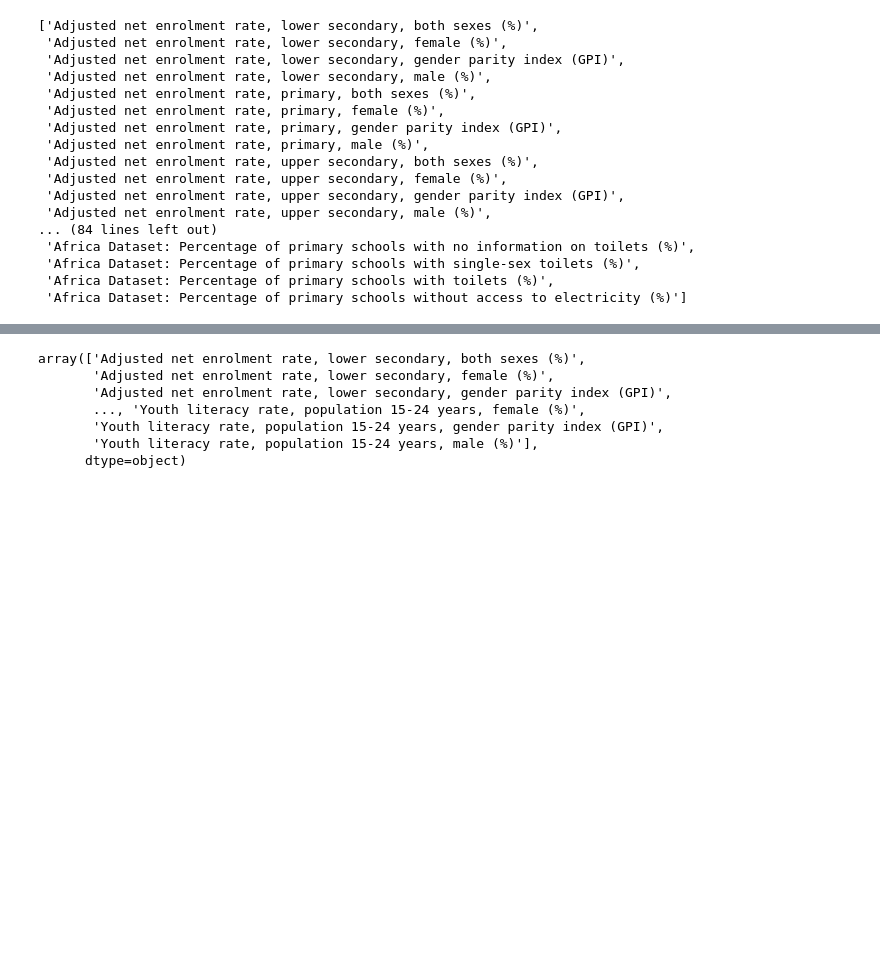
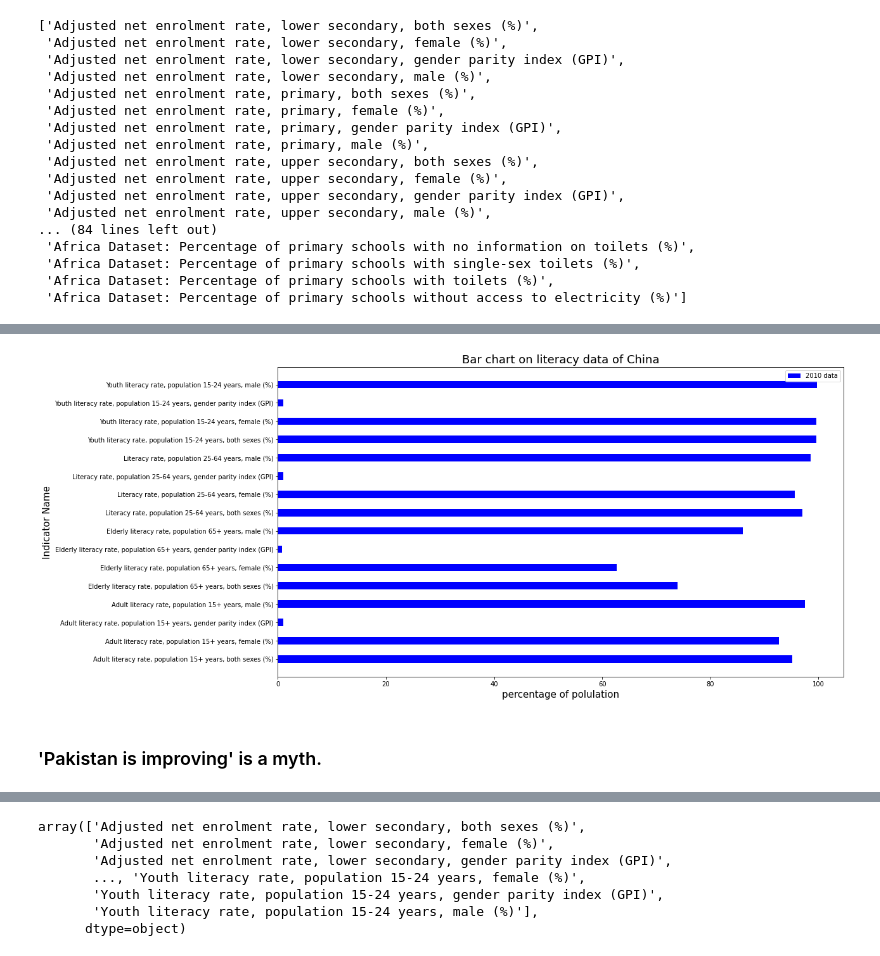
Before and after one commit to sksuman97/WorldBank-Global-Education-Analysis, a Jupyter notebook: Sumanta_Muduli_World_Bank_Global_Education_Analysis_Capstone_Project.ipynb, the cells around one changed output, grey strips where cells are left out. Drawn from its saved outputs; the diff is of its cells as text; code cells hidden in the pictures; blank space fills up the shorter version.

```diff
--- a/Sumanta_Muduli_World_Bank_Global_Education_Analysis_Capstone_Project.ipynb
+++ b/Sumanta_Muduli_World_Bank_Global_Education_Analysis_Capstone_Project.ipynb
@@ -514,0 +974,21 @@ India[~India.isnull()]
+# %%
+plt.figure(figsize=(16,9))
+
+indicator_index = np.arange(len(pakis_literacy_data['Indicator Name']))
+
+width = 0.4
+
+plt.barh(indicator_index, china_literacy_data['2010'], width , color = "b",
+        label ="2010 data") #visible=False
+
+
+plt.yticks(indicator_index, china_literacy_data['Indicator Name'], rotation = 0)
+plt.title("Bar chart on literacy data of China", fontsize = 18)
+plt.ylabel("Indicator Name",fontsize = 15)
+plt.xlabel("percentage of polulation", fontsize = 15)
+plt.legend()
+plt.show()
+# %% [output]
+[figure, added]
+# %% [markdown]
+### 'Pakistan is improving' is a myth.
```
Also changed, not shown: parts of 93 cells of this notebook.
